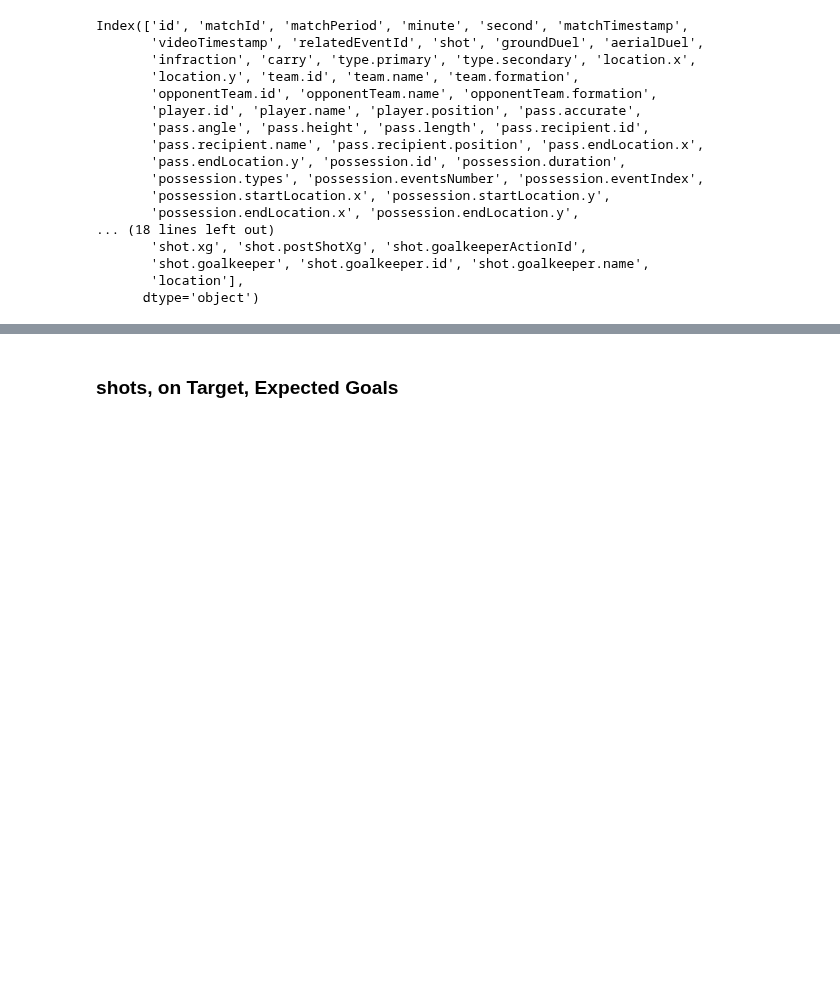
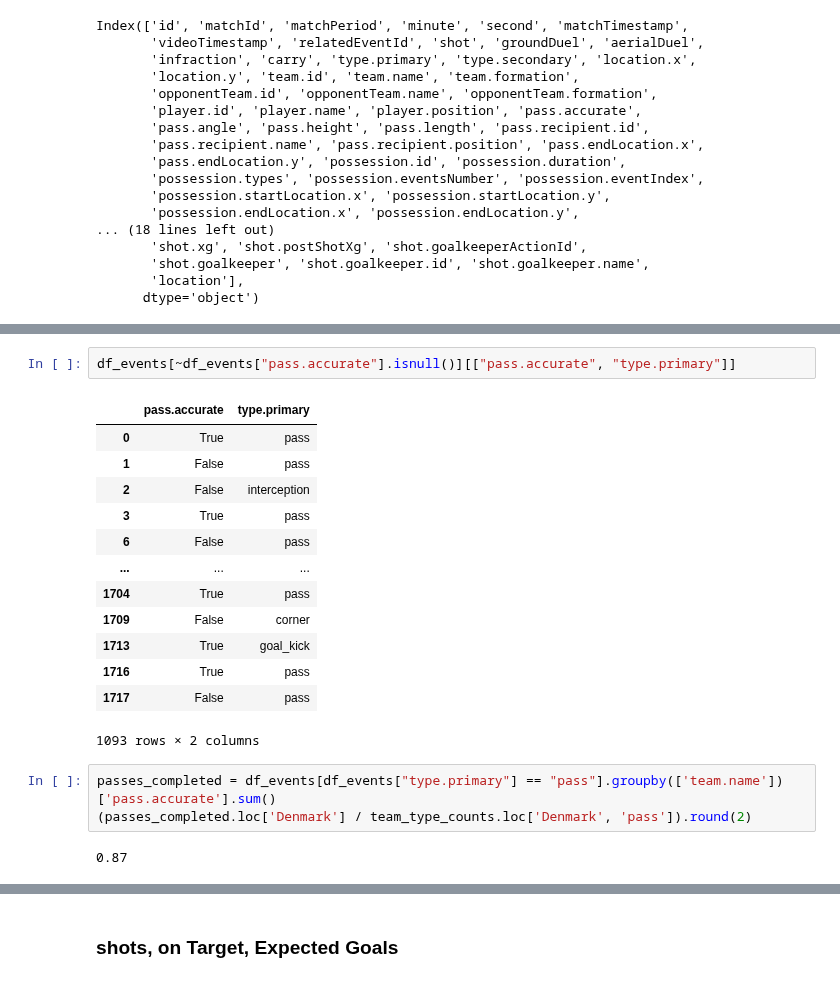
Before and after one commit to ngroggy/SoccerAnalytics, a Jupyter notebook: notebooks/wyscout_yg.ipynb, the cells around one changed output, grey strips where cells are left out. Drawn from its saved outputs; the diff is of its cells as text; blank space fills up the shorter version.

```diff
--- a/notebooks/wyscout_yg.ipynb
+++ b/notebooks/wyscout_yg.ipynb
@@ -54,0 +185,21 @@ Name: matchPeriod, Length: 1719, dtype: object
+# %%
+df_events[~df_events["pass.accurate"].isnull()][["pass.accurate", "type.primary"]]
+# %% [output]
+|  | pass.accurate | type.primary |
+| 0 | True | pass |
+| 1 | False | pass |
+| 2 | False | interception |
+| 3 | True | pass |
+| 6 | False | pass |
+| ... | ... | ... |
+| 1704 | True | pass |
+| 1709 | False | corner |
+| 1713 | True | goal_kick |
+| 1716 | True | pass |
+| 1717 | False | pass |
+1093 rows × 2 columns
+# %%
+passes_completed = df_events[df_events["type.primary"] == "pass"].groupby(['team.name'])['pass.accurate'].sum()
+(passes_completed.loc['Denmark'] / team_type_counts.loc['Denmark', 'pass']).round(2)
+# %% [output]
+0.87
```
Also changed, not shown: parts of 11 cells of this notebook, 2 other files.
